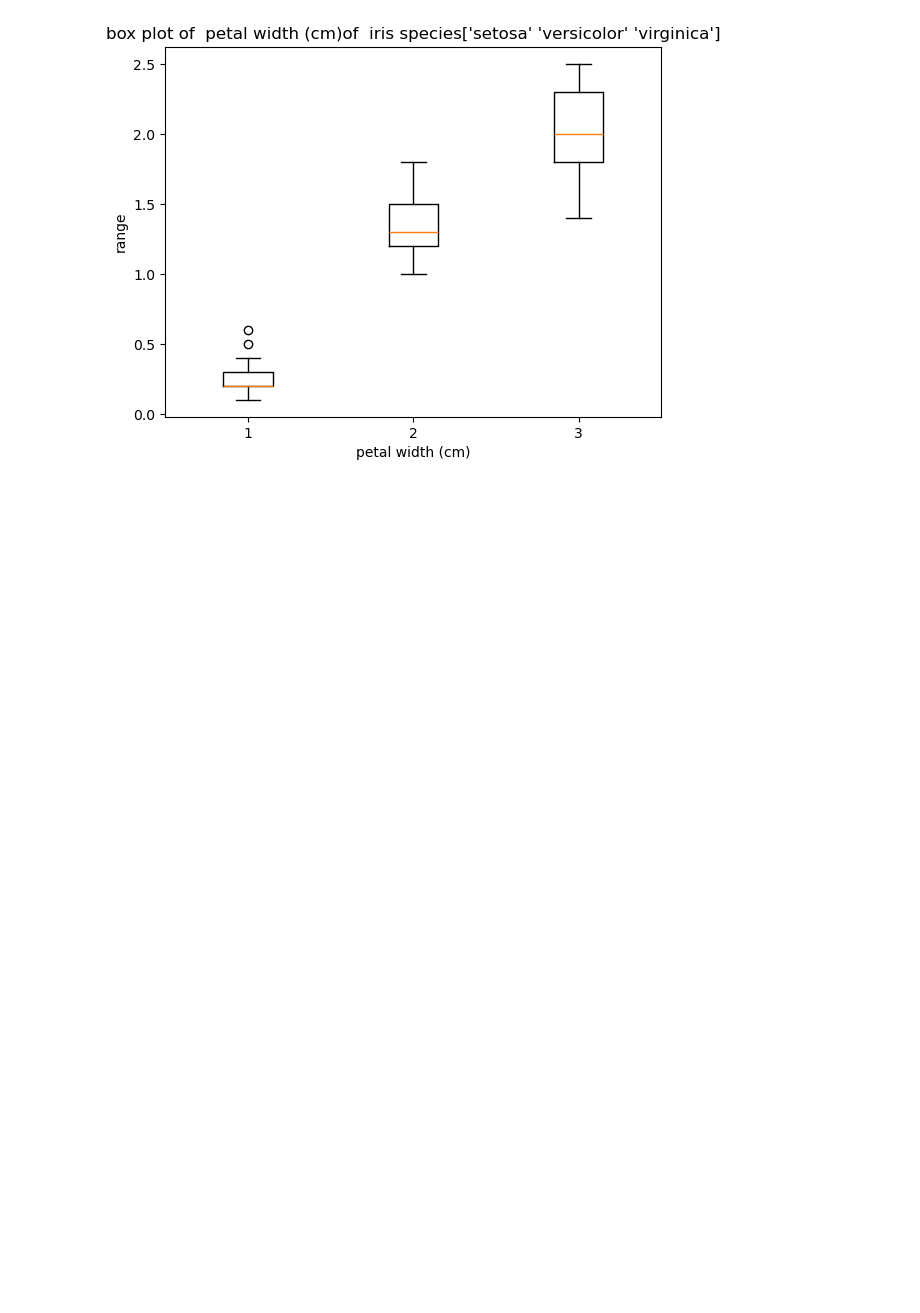
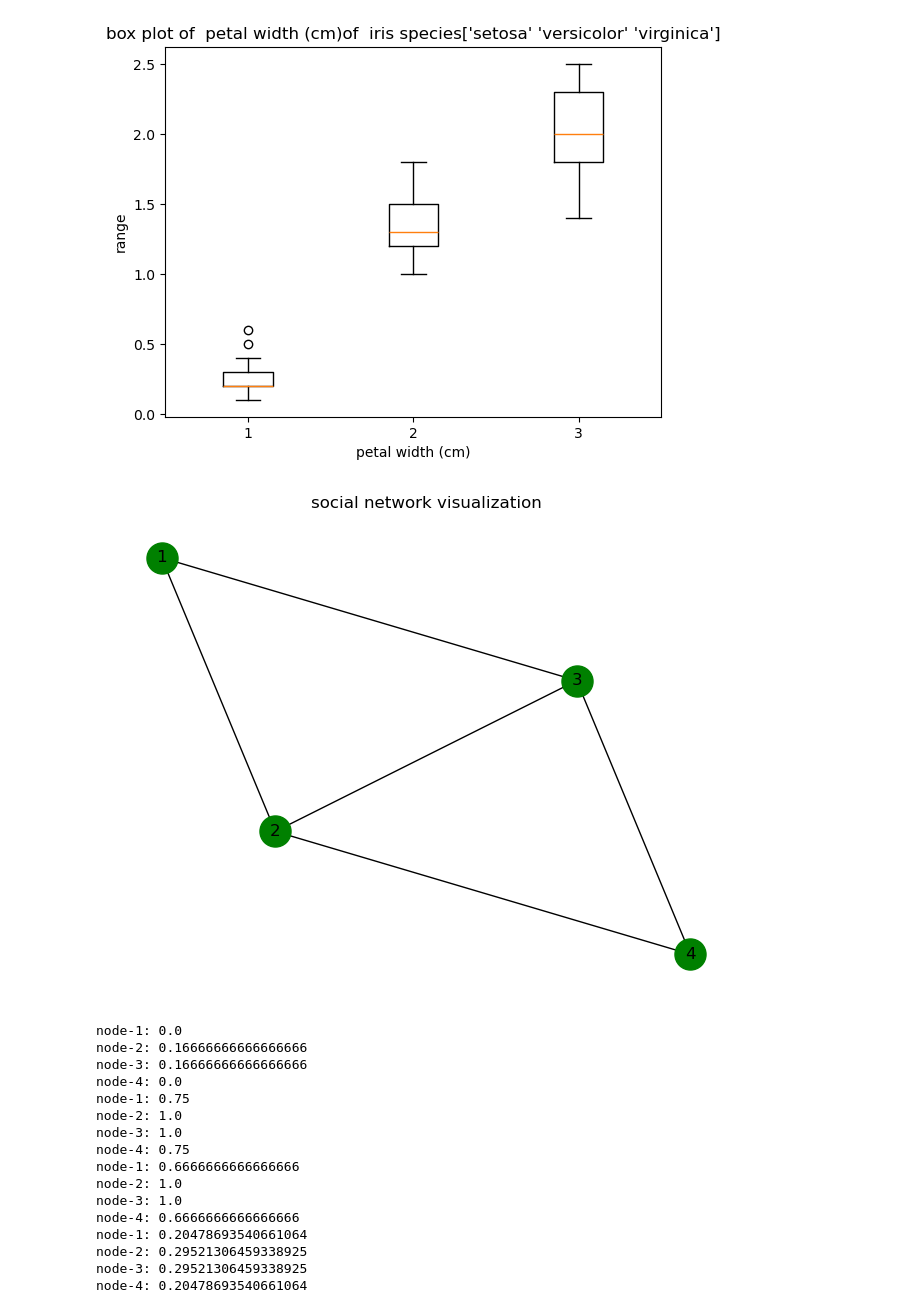
Before and after one commit to Enshrouded/datasets-and-plots-for-iris-dataset, a Jupyter notebook: 1st class 8039.ipynb, the cells around one changed output. Cells and saved outputs as stored; diff of their text form; code cells hidden in the pictures; blank space fills up the shorter version.

```diff
--- a/1st class 8039.ipynb
+++ b/1st class 8039.ipynb
@@ -358,0 +366,39 @@ for i in range(4):
+# %%
+def display(name,dict):
+    for node,value in dict.items():
+        print(f'node-{node}: {value}')
+from  networkx import  Graph
+g=Graph()
+edges=[(1,2),(1,3),(2,3),(2,4),(3,4)]
+g.add_edges_from(edges)
+from networkx import draw
+draw(g,node_size=500,node_color='green',with_labels=True)
+import matplotlib.pyplot as plt
+plt.title('social network visualization')
+plt.show()
+from  networkx import  betweenness_centrality
+display('betweenness centrality',betweenness_centrality(g))
+from  networkx import  closeness_centrality
+display('closeness centrality',closeness_centrality(g))
+from  networkx import  degree_centrality
+display('degree centrality',degree_centrality(g))
+from  networkx import  pagerank
+display('Pagerank',pagerank(g))
+# %% [output]
+[figure, added]
+node-1: 0.0
+node-2: 0.16666666666666666
+node-3: 0.16666666666666666
+node-4: 0.0
+node-1: 0.75
+node-2: 1.0
+node-3: 1.0
+node-4: 0.75
+node-1: 0.6666666666666666
+node-2: 1.0
+node-3: 1.0
+node-4: 0.6666666666666666
+node-1: 0.20478693540661064
+node-2: 0.29521306459338925
+node-3: 0.29521306459338925
+node-4: 0.20478693540661064
```
Also changed, not shown: parts of 6 cells of this notebook.
